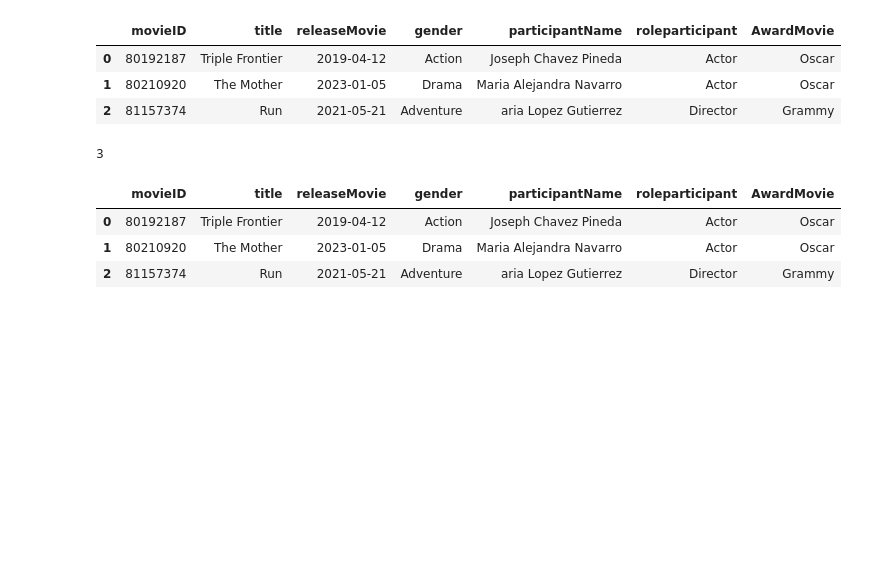
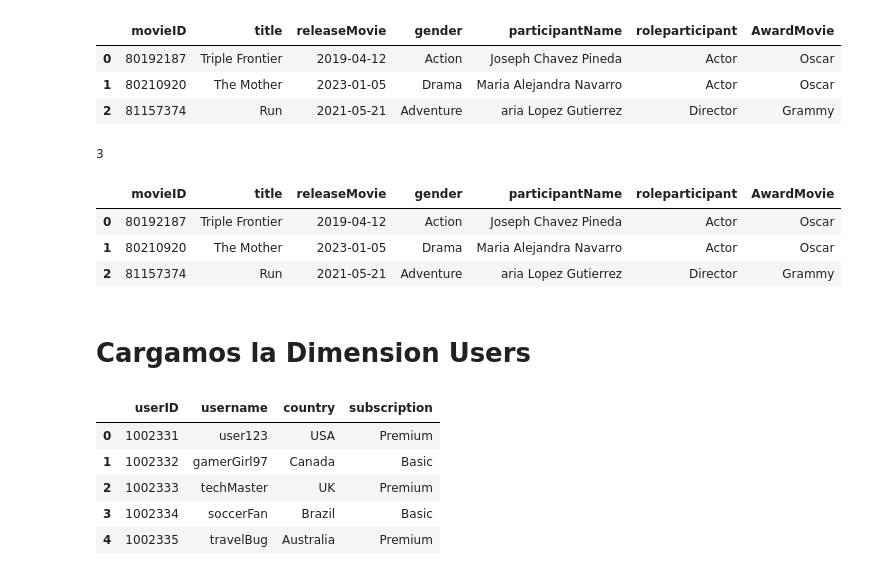
Before and after one commit to cgabrielcp/AnalisisDeDatos, a Jupyter notebook: Sesion4/ETL/ETL.ipynb, the cells around one changed output. Drawn from its saved outputs; the diff is of its cells as text; code cells hidden in the pictures; blank space fills up the shorter version.

```diff
--- a/Sesion4/ETL/ETL.ipynb
+++ b/Sesion4/ETL/ETL.ipynb
@@ -96,3 +98,20 @@ moview_load
 | 0 | 80192187 | Triple Frontier | 2019-04-12 | Action | Joseph Chavez Pineda | Actor | Oscar |
 | 1 | 80210920 | The Mother | 2023-01-05 | Drama | Maria Alejandra Navarro | Actor | Oscar |
 | 2 | 81157374 | Run | 2021-05-21 | Adventure | aria Lopez Gutierrez | Director | Grammy |
+# %% [markdown]
+# Cargamos la Dimension Users
+# %%
+# Conexion a la Dimension usuario
+users = pd.read_csv('./data/users.csv', sep='|')
+
+# Renombrarlo el campo idUser
+users.rename(columns={'idUser':'userID'}, inplace=True)
+
+users.head()
+# %% [output]
+|  | userID | username | country | subscription |
+| 0 | 1002331 | user123 | USA | Premium |
+| 1 | 1002332 | gamerGirl97 | Canada | Basic |
+| 2 | 1002333 | techMaster | UK | Premium |
+| 3 | 1002334 | soccerFan | Brazil | Basic |
+| 4 | 1002335 | travelBug | Australia | Premium |
```
Also changed, not shown: parts of 11 cells of this notebook.
